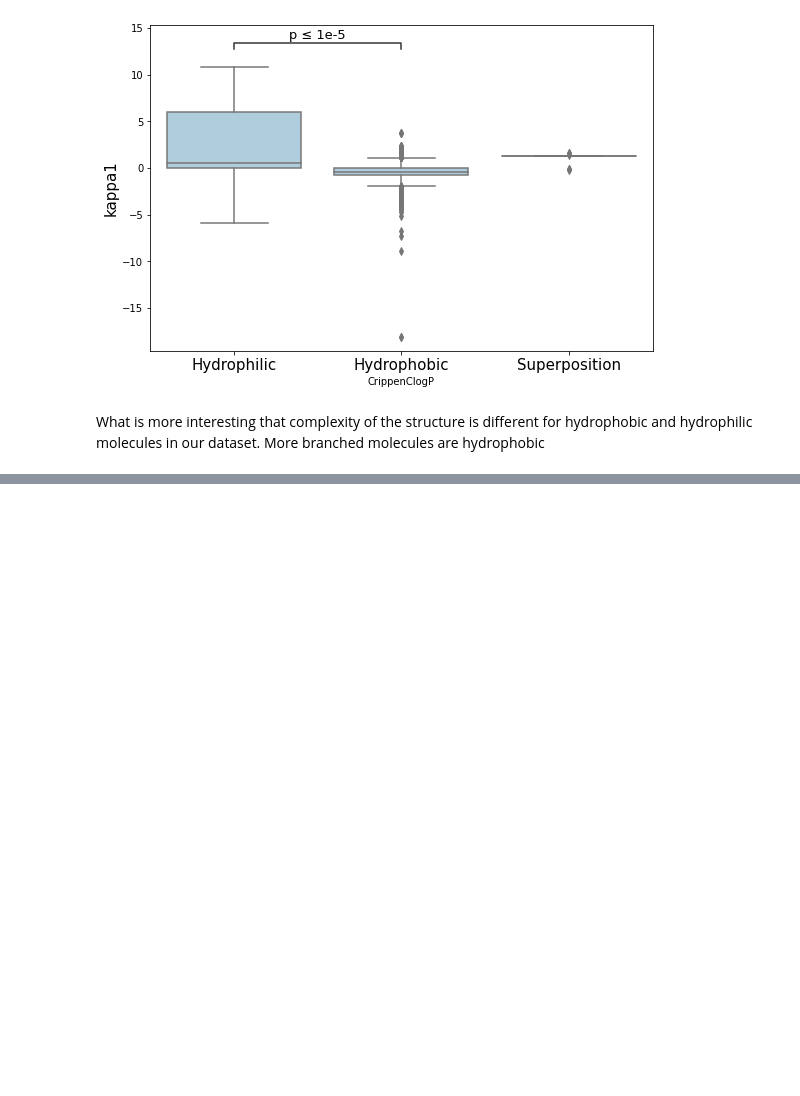
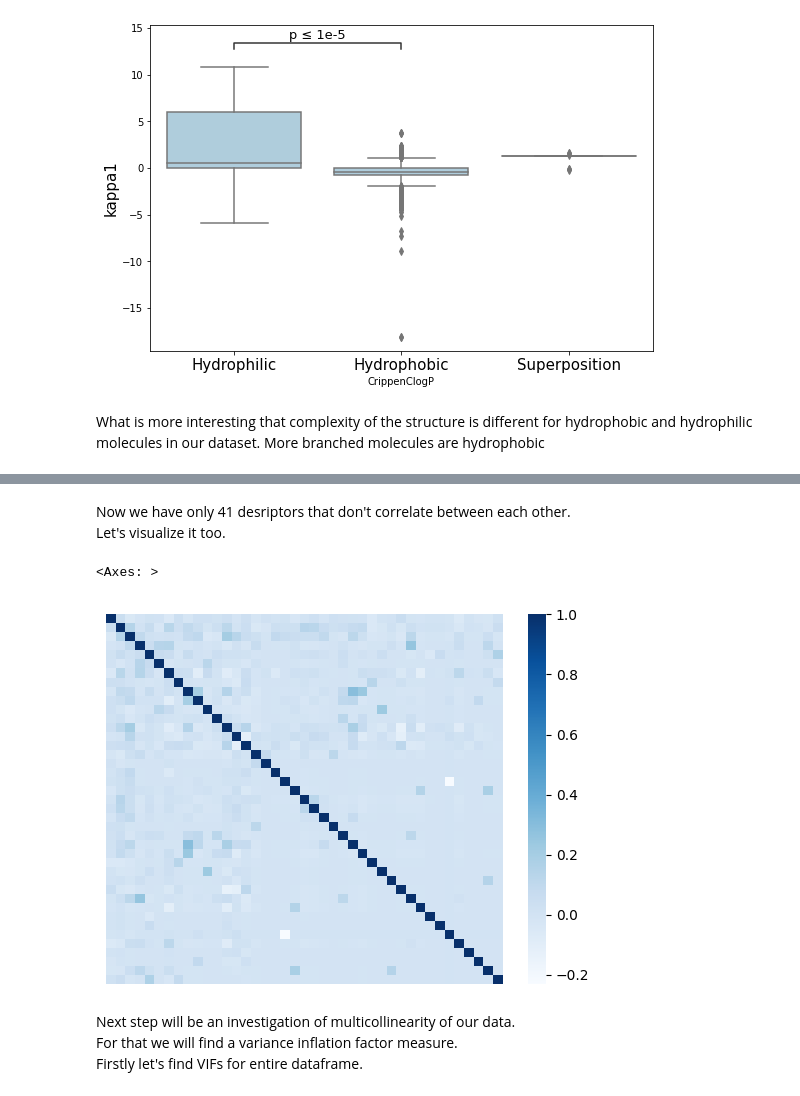
Before and after one commit to wwapper/ML_course, a Jupyter notebook: HW2.ipynb, the cells around one changed output, grey strips where cells are left out. Drawn from its saved outputs; the diff is of its cells as text; code cells hidden in the pictures; blank space fills up the shorter version.

```diff
--- a/HW2.ipynb
+++ b/HW2.ipynb
@@ -230,0 +263,10 @@ More branched molecules are hydrophobic
+# %%
+df = pd.read_csv('df_after_data_processing.csv')
+corr = df.corr(method='spearman', numeric_only=True).abs()
+upper = corr.where(np.triu(np.ones(corr.shape), k=1).astype(bool))
+to_drop = [column for column in upper.columns if any(upper[column] > 0.3)]
+df.drop(to_drop, axis=1, inplace=True)
+corr1 = df.corr(method='spearman', numeric_only=True)
+corr1.dropna(how='all', axis=1, inplace = True)
+corr1.dropna(how='all', axis=0, inplace = True)
+corr1
@@ -230,0 +292,12 @@ More branched molecules are hydrophobic
+# %% [markdown]
+Now we have only 41 desriptors that don't correlate between each other.<br>
+Let's visualize it too.
+# %%
+sns.heatmap(corr1, cmap="Blues", xticklabels=False, yticklabels=False)
+# %% [output]
+<Axes: >
+[figure, added]
+# %% [markdown]
+Next step will be an investigation of multicollinearity of our data.<br>
+For that we will find a variance inflation factor measure.<br>
+Firstly let's find VIFs for entire dataframe.
```
Also changed, not shown: parts of 22 cells of this notebook.
